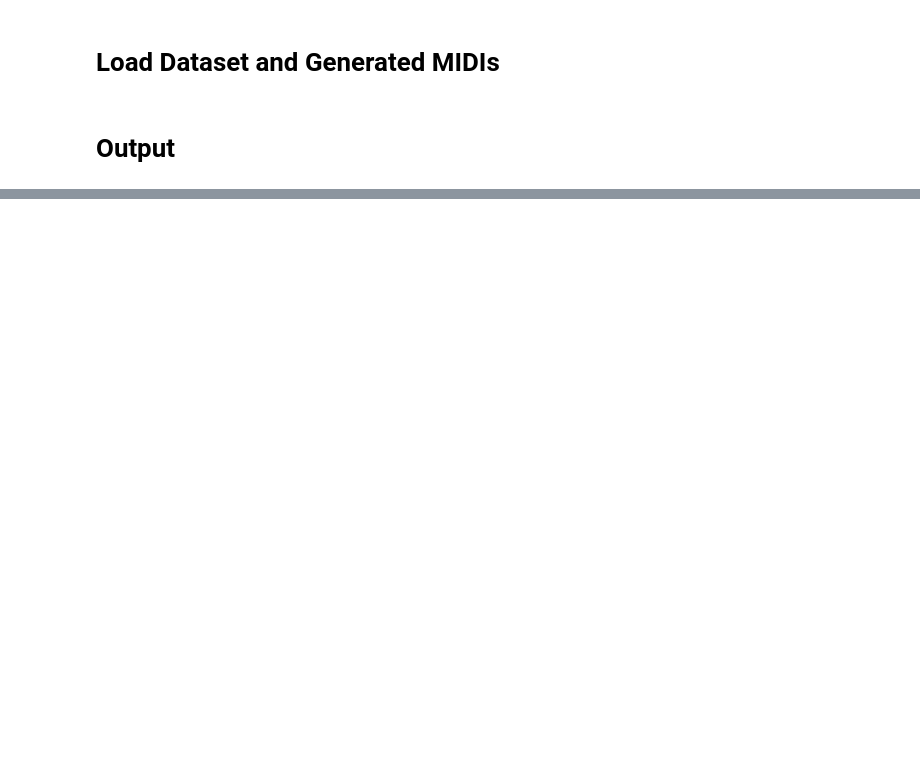
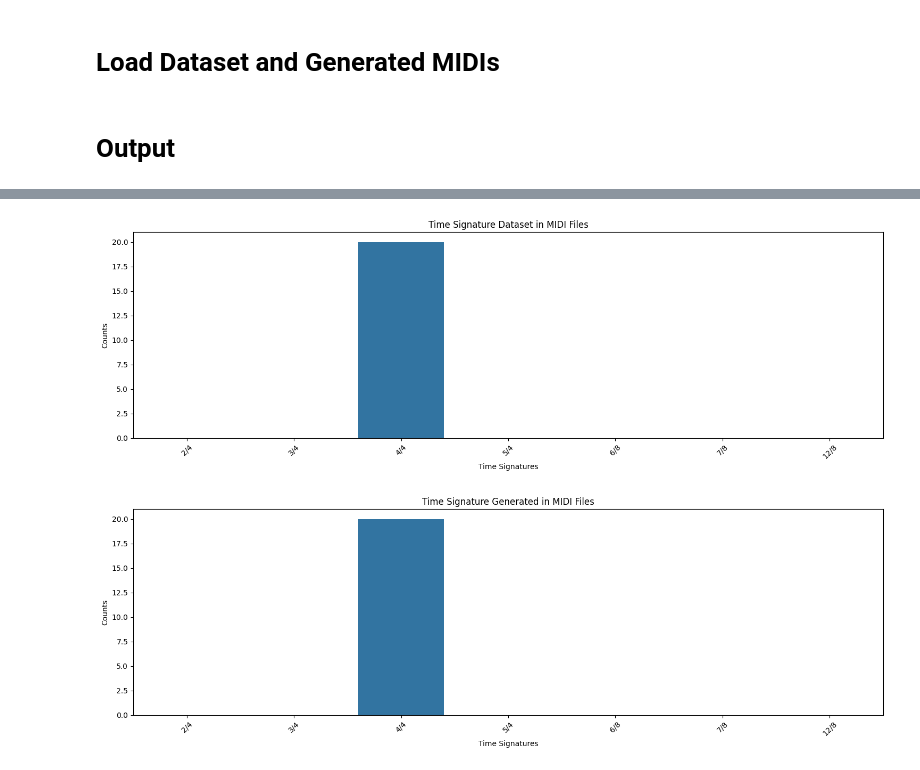
Before and after one commit to Anaya-Koirala/Music-Generating-LSTM-EE, a Jupyter notebook: EE_Stats.ipynb, the cells around one changed output, grey strips where cells are left out. Cells and saved outputs as stored; diff of their text form; code cells hidden in the pictures; blank space fills up the shorter version.

```diff
--- a/EE_Stats.ipynb
+++ b/EE_Stats.ipynb
@@ -201,3 +226,23 @@ def find_average_time_signature(midi_files):
+# %%
+def plot_time_sg(midi_files,title:str):
+    time_signatures = []
+    for midi_file in midi_files:
+        pm = pretty_midi.PrettyMIDI(midi_file)
+        time_signature_changes = pm.time_signature_changes
+        if time_signature_changes:
+            time_signatures.extend([f"{ts.numerator}/{ts.denominator}" for ts in time_signature_changes])
+
+    ts_counter = Counter(time_signatures)
+    custom_ts_labels = ['2/4', '3/4', '4/4', '5/4', '6/8', '7/8', '12/8']
+    ts_labels, counts = zip(*((ts, ts_counter.get(ts, 0)) for ts in custom_ts_labels))
+    plt.figure(figsize=[15, 5])
+    sns.barplot(x=ts_labels, y=counts)
+    plt.xlabel('Time Signatures')
+    plt.ylabel('Counts')
+    plt.title(f'Time Signature {title} in MIDI Files')
+    plt.xticks(rotation=45)
+    plt.tight_layout()
+    plt.show()
 # %%
 !cp -r  '/content/drive/MyDrive/:(/EE/bach_dataset' /content/
 !cp -r  '/content/drive/MyDrive/:(/EE/bach_generated' /content/
@@ -234,0 +313,6 @@ plot_average_distribution(dataset_notes, 'Dataset')
+# %%
+plot_time_sg(dataset_midi_files,"Dataset")
+plot_time_sg(generated_midi_files,"Generated")
+# %% [output]
+[figure, added]
+[figure, added]
```
Also changed, not shown: parts of 22 cells of this notebook.
